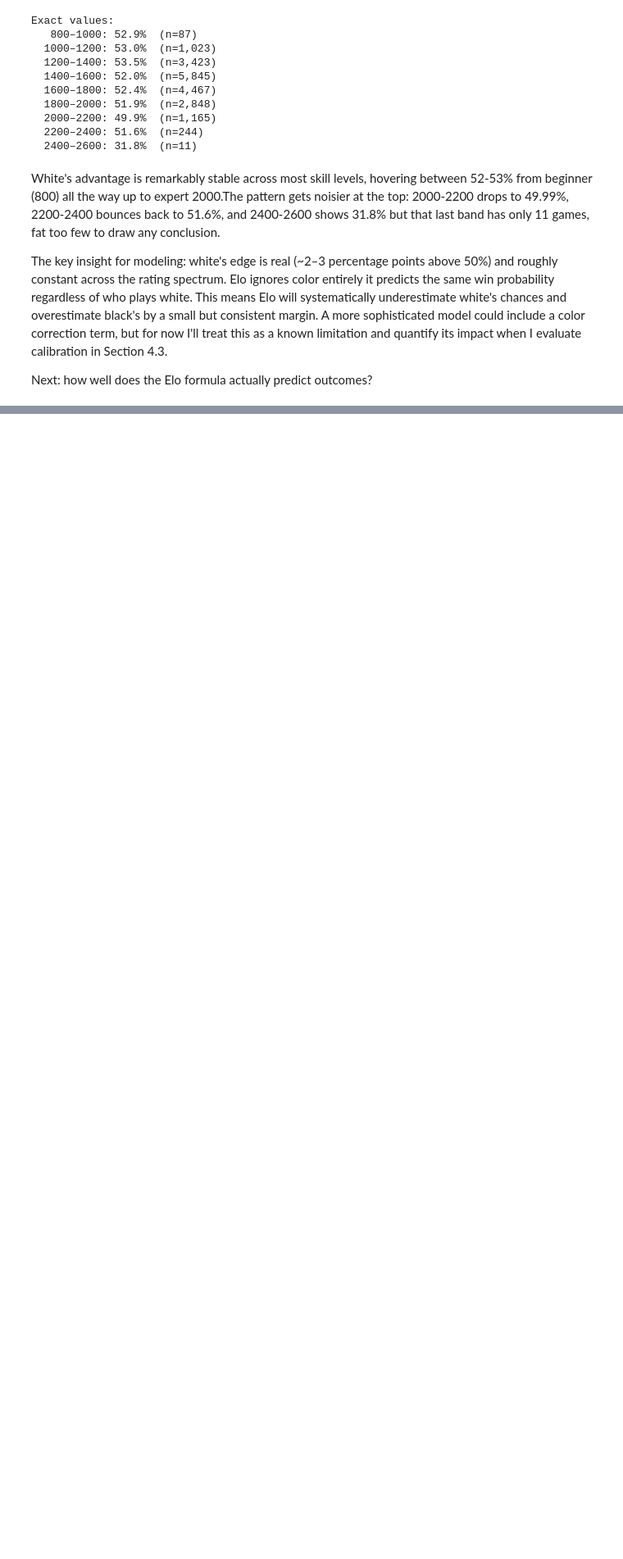
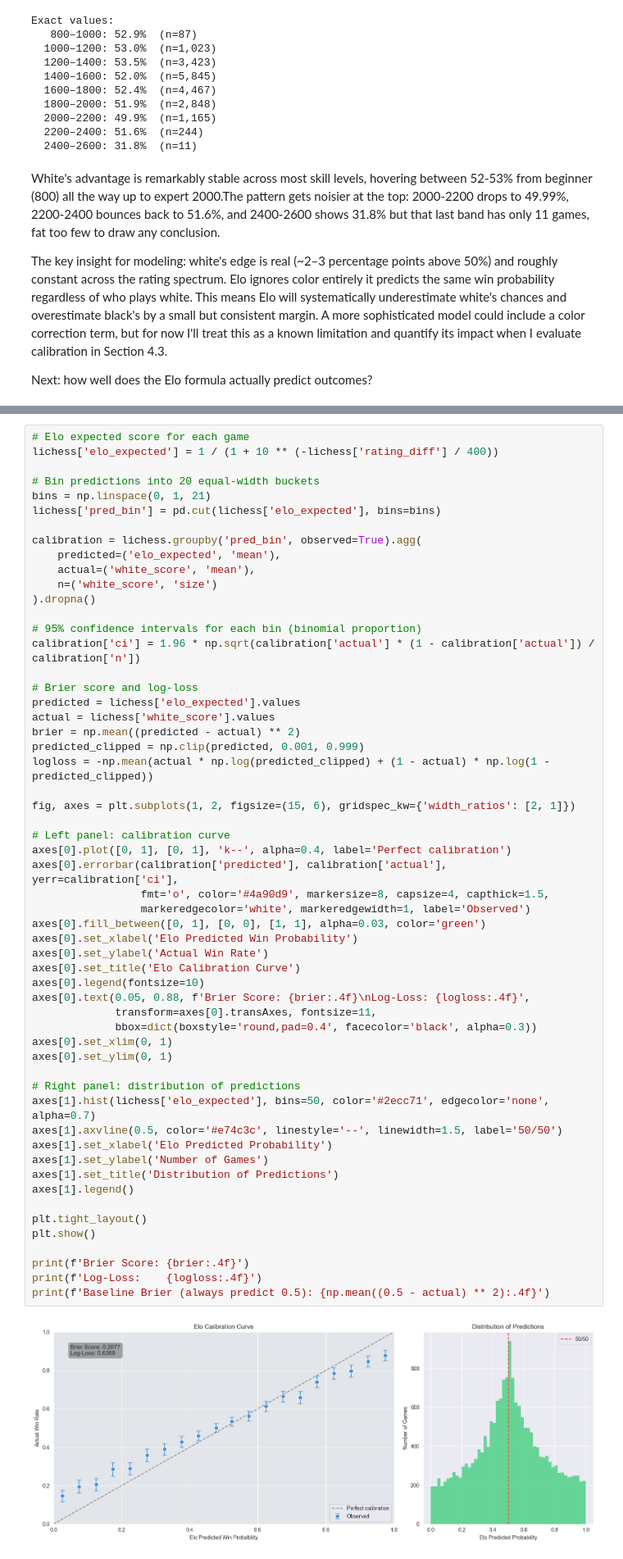
Before and after one commit to AhmedInv40/Chess-Rating-Systems, a Jupyter notebook: Chess Rating Systems.ipynb, the cells around one changed output, grey strips where cells are left out. Shown at 82% size. Drawn from its saved outputs; the diff is of its cells as text; blank space fills up the shorter version.

Commit message:
How well Elo predict outcomes
And i will analyze the openings, do they matter and analyze the Fide population with Lichess they are fundamentally different chess ecosystems.

```diff
--- a/Chess Rating Systems.ipynb
+++ b/Chess Rating Systems.ipynb
@@ -750,0 +755,58 @@ Next: how well does the Elo formula actually predict outcomes?
+# %%
+# Elo expected score for each game
+lichess['elo_expected'] = 1 / (1 + 10 ** (-lichess['rating_diff'] / 400))
+
+# Bin predictions into 20 equal-width buckets
+bins = np.linspace(0, 1, 21)
+lichess['pred_bin'] = pd.cut(lichess['elo_expected'], bins=bins)
+
+calibration = lichess.groupby('pred_bin', observed=True).agg(
+    predicted=('elo_expected', 'mean'),
+    actual=('white_score', 'mean'),
+    n=('white_score', 'size')
+).dropna()
+
+# 95% confidence intervals for each bin (binomial proportion)
+calibration['ci'] = 1.96 * np.sqrt(calibration['actual'] * (1 - calibration['actual']) / calibration['n'])
+
+# Brier score and log-loss
+predicted = lichess['elo_expected'].values
+actual = lichess['white_score'].values
+brier = np.mean((predicted - actual) ** 2)
+predicted_clipped = np.clip(predicted, 0.001, 0.999)
+logloss = -np.mean(actual * np.log(predicted_clipped) + (1 - actual) * np.log(1 - predicted_clipped))
+
+fig, axes = plt.subplots(1, 2, figsize=(15, 6), gridspec_kw={'width_ratios': [2, 1]})
+
+# Left panel: calibration curve
+axes[0].plot([0, 1], [0, 1], 'k--', alpha=0.4, label='Perfect calibration')
+axes[0].errorbar(calibration['predicted'], calibration['actual'], yerr=calibration['ci'],
+                 fmt='o', color='#4a90d9', markersize=8, capsize=4, capthick=1.5,
+                 markeredgecolor='white', markeredgewidth=1, label='Observed')
+axes[0].fill_between([0, 1], [0, 0], [1, 1], alpha=0.03, color='green')
+axes[0].set_xlabel('Elo Predicted Win Probability')
+axes[0].set_ylabel('Actual Win Rate')
+axes[0].set_title('Elo Calibration Curve')
+axes[0].legend(fontsize=10)
+axes[0].text(0.05, 0.88, f'Brier Score: {brier:.4f}\nLog-Loss: {logloss:.4f}',
+             transform=axes[0].transAxes, fontsize=11,
+             bbox=dict(boxstyle='round,pad=0.4', facecolor='black', alpha=0.3))
+axes[0].set_xlim(0, 1)
+axes[0].set_ylim(0, 1)
+
+# Right panel: distribution of predictions
+axes[1].hist(lichess['elo_expected'], bins=50, color='#2ecc71', edgecolor='none', alpha=0.7)
+axes[1].axvline(0.5, color='#e74c3c', linestyle='--', linewidth=1.5, label='50/50')
+axes[1].set_xlabel('Elo Predicted Probability')
+axes[1].set_ylabel('Number of Games')
+axes[1].set_title('Distribution of Predictions')
+axes[1].legend()
+
+plt.tight_layout()
+plt.show()
+
+print(f'Brier Score: {brier:.4f}')
+print(f'Log-Loss:    {logloss:.4f}')
+print(f'Baseline Brier (always predict 0.5): {np.mean((0.5 - actual) ** 2):.4f}')
+# %% [output]
+[figure, added]
```
Also changed, not shown: parts of 11 cells of this notebook.
